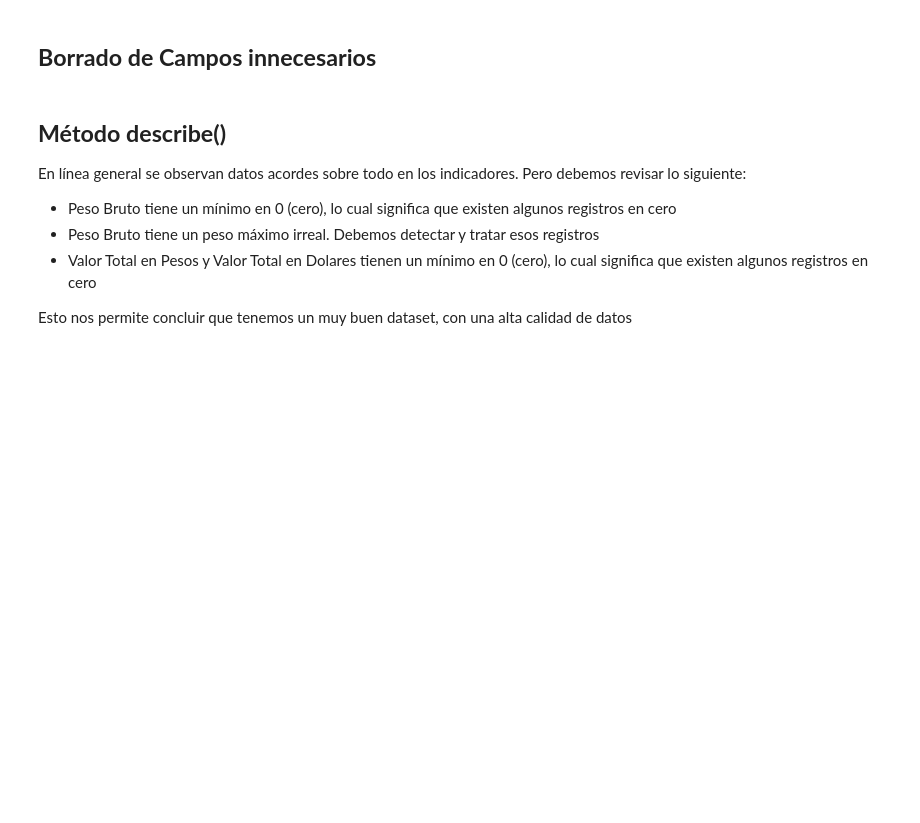
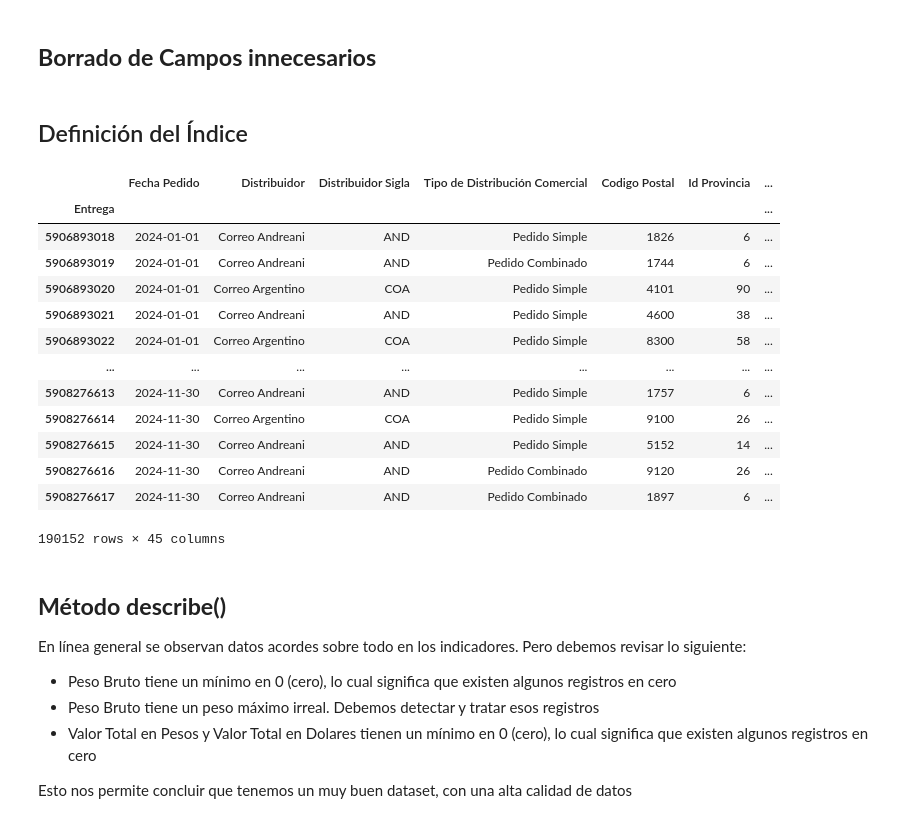
Before and after one commit to Leonardo-rodcas/Proyecto-DS-61190-E-Commerce, a Jupyter notebook: Proyecto_EntregaPlus_Comision61190_RodriguezCastilloLeonardo.ipynb, the cells around one changed output. Drawn from its saved outputs; the diff is of its cells as text; code cells hidden in the pictures; blank space fills up the shorter version.

```diff
--- a/Proyecto_EntregaPlus_Comision61190_RodriguezCastilloLeonardo.ipynb
+++ b/Proyecto_EntregaPlus_Comision61190_RodriguezCastilloLeonardo.ipynb
@@ -362,6 +362,28 @@ df = df.drop(['Canal', 'Subcanal', 'Centro', 'Centro Sigla', 'Centro Tipo', 'Pue
 df = df.drop(['Cantidad Tarjetas SIMs', 'Cantidad Accesorios IOT', 'nombre', 'nombre_completo', 'fuente', 'iso_id', 'iso_nombre'], axis=1)
 df = df.drop(['Latitud Provincia', 'Longitud Provincia', 'Latitud Departamento', 'Longitud Departamento', 'Latitud Localidad', 'Longitud Localidad'], axis=1)
 df = df.drop(['centroide', 'categoria', 'Año', 'Cantidad de Pedidos'], axis=1)
+# %% [markdown]
+## Definición del Índice
+# %%
+# Indice del Dataframe Principal
+df = df.set_index('Entrega')
+# %%
+df
+# %% [output]
+|  | Fecha Pedido | Distribuidor | Distribuidor Sigla | Tipo de Distribución Comercial | Codigo Postal | Id Provincia | ... |
+| Entrega |  |  |  |  |  |  | ... |
+| 5906893018 | 2024-01-01 | Correo Andreani | AND | Pedido Simple | 1826 | 6 | ... |
+| 5906893019 | 2024-01-01 | Correo Andreani | AND | Pedido Combinado | 1744 | 6 | ... |
+| 5906893020 | 2024-01-01 | Correo Argentino | COA | Pedido Simple | 4101 | 90 | ... |
+| 5906893021 | 2024-01-01 | Correo Andreani | AND | Pedido Simple | 4600 | 38 | ... |
+| 5906893022 | 2024-01-01 | Correo Argentino | COA | Pedido Simple | 8300 | 58 | ... |
+| ... | ... | ... | ... | ... | ... | ... | ... |
+| 5908276613 | 2024-11-30 | Correo Andreani | AND | Pedido Simple | 1757 | 6 | ... |
+| 5908276614 | 2024-11-30 | Correo Argentino | COA | Pedido Simple | 9100 | 26 | ... |
+| 5908276615 | 2024-11-30 | Correo Andreani | AND | Pedido Simple | 5152 | 14 | ... |
+| 5908276616 | 2024-11-30 | Correo Andreani | AND | Pedido Combinado | 9120 | 26 | ... |
+| 5908276617 | 2024-11-30 | Correo Andreani | AND | Pedido Combinado | 1897 | 6 | ... |
+190152 rows × 45 columns
 # %%
 # Obtenemos algunas estadísticas del Dataset
 df.describe().round().T
```
Also changed, not shown: parts of 5 cells of this notebook.
